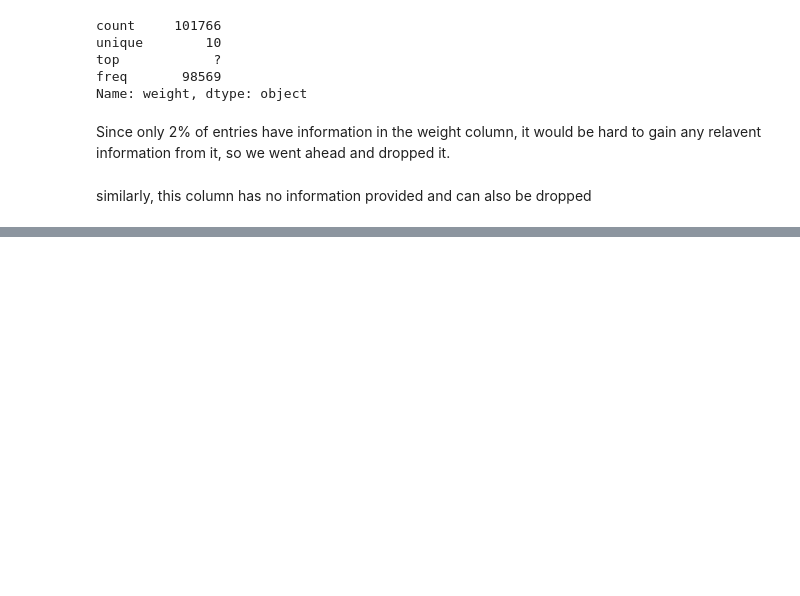
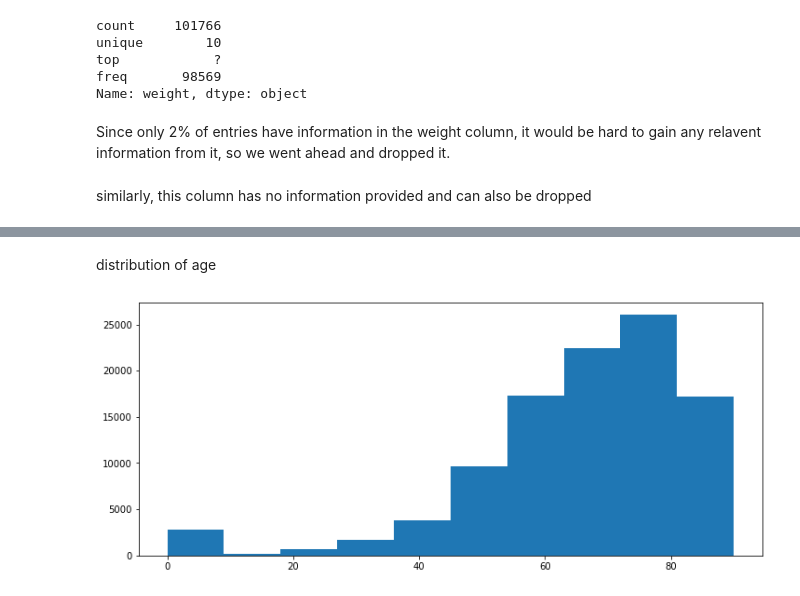
Before and after one commit to Eric-Schneider-Bellarmine-University/DS160_Final_Project_ESS_AH, a Jupyter notebook: Final_Project_ESS_AH.ipynb, the cells around one changed output, grey strips where cells are left out. Cells and saved outputs as stored; diff of their text form; code cells hidden in the pictures; blank space fills up the shorter version.

```diff
--- a/Final_Project_ESS_AH.ipynb
+++ b/Final_Project_ESS_AH.ipynb
@@ -177,0 +249,7 @@ Name: age, dtype: float64
+# %% [markdown]
+distribution of age
+# %%
+figure,axis=pl.subplots(figsize=(12,5))
+age_hisogram=axis.hist(diabetes['age'],10)
+# %% [output]
+[figure, added]
```
Also changed, not shown: parts of 46 cells of this notebook, 2 other files.
